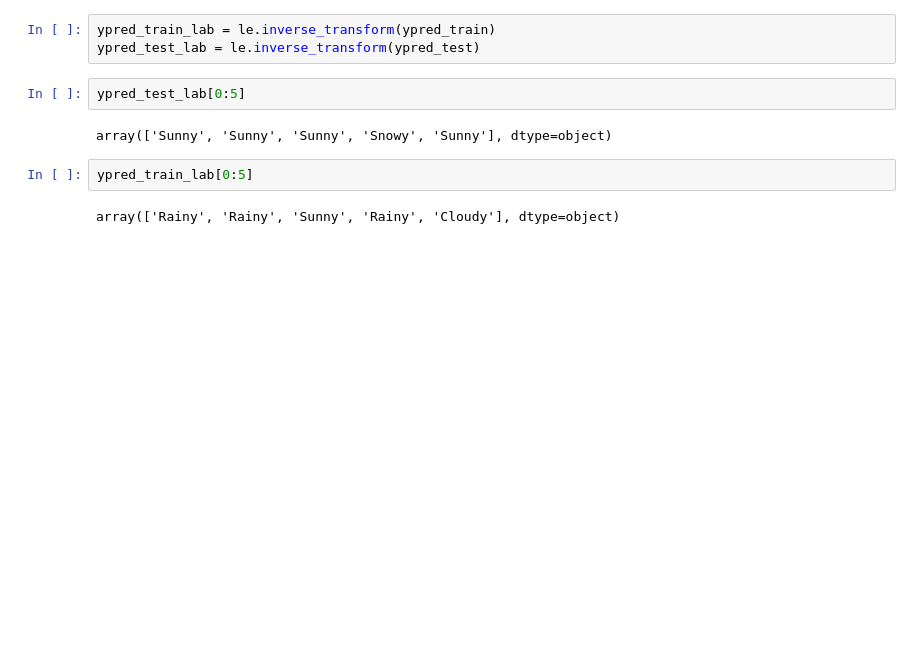
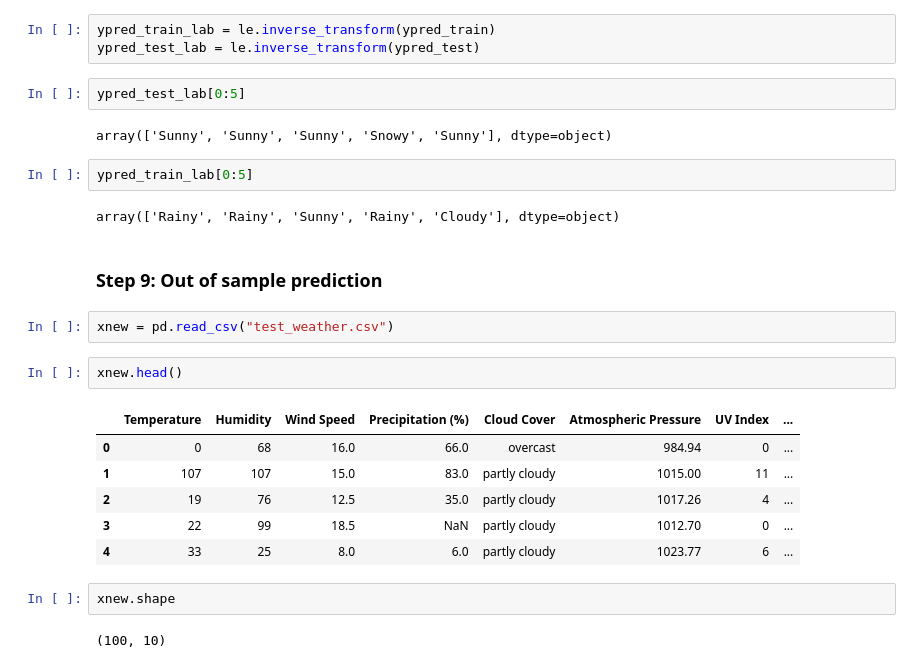
Before and after one commit to utkarshg1/ML_Wakad_6_8pm_30th_Apr, a Jupyter notebook: xgBoost/xgBoost.ipynb, the cells around one changed output. Cells and saved outputs as stored; diff of their text form; blank space fills up the shorter version.

```diff
--- a/xgBoost/xgBoost.ipynb
+++ b/xgBoost/xgBoost.ipynb
@@ -331,3 +331,20 @@ array(['Sunny', 'Sunny', 'Sunny', 'Snowy', 'Sunny'], dtype=object)
 ypred_train_lab[0:5]
 # %% [output]
 array(['Rainy', 'Rainy', 'Sunny', 'Rainy', 'Cloudy'], dtype=object)
+# %% [markdown]
+### Step 9: Out of sample prediction
+# %%
+xnew = pd.read_csv("test_weather.csv")
+# %%
+xnew.head()
+# %% [output]
+|  | Temperature | Humidity | Wind Speed | Precipitation (%) | Cloud Cover | Atmospheric Pressure | UV Index | ... |
+| 0 | 0 | 68 | 16.0 | 66.0 | overcast | 984.94 | 0 | ... |
+| 1 | 107 | 107 | 15.0 | 83.0 | partly cloudy | 1015.00 | 11 | ... |
+| 2 | 19 | 76 | 12.5 | 35.0 | partly cloudy | 1017.26 | 4 | ... |
+| 3 | 22 | 99 | 18.5 | NaN | partly cloudy | 1012.70 | 0 | ... |
+| 4 | 33 | 25 | 8.0 | 6.0 | partly cloudy | 1023.77 | 6 | ... |
+# %%
+xnew.shape
+# %% [output]
+(100, 10)
```
Also changed, not shown: parts of 16 cells of this notebook, 1 other file.
